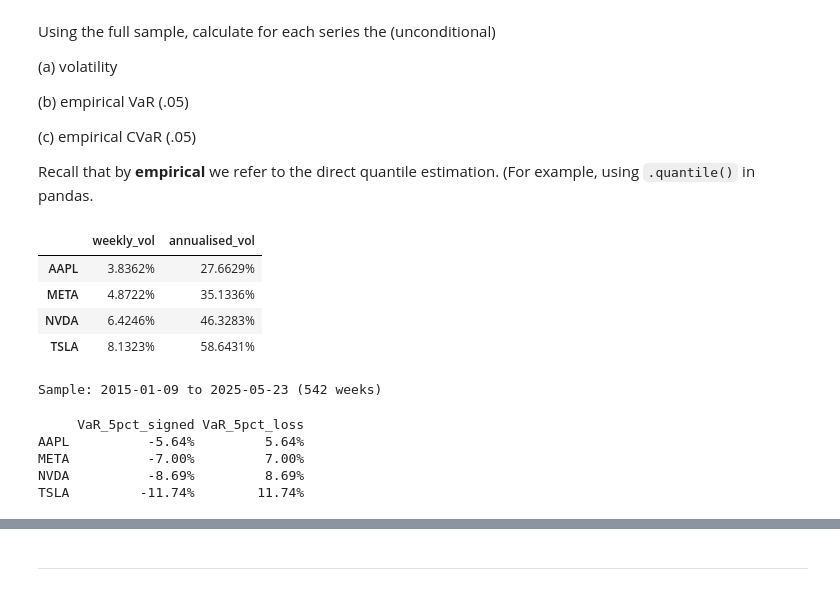
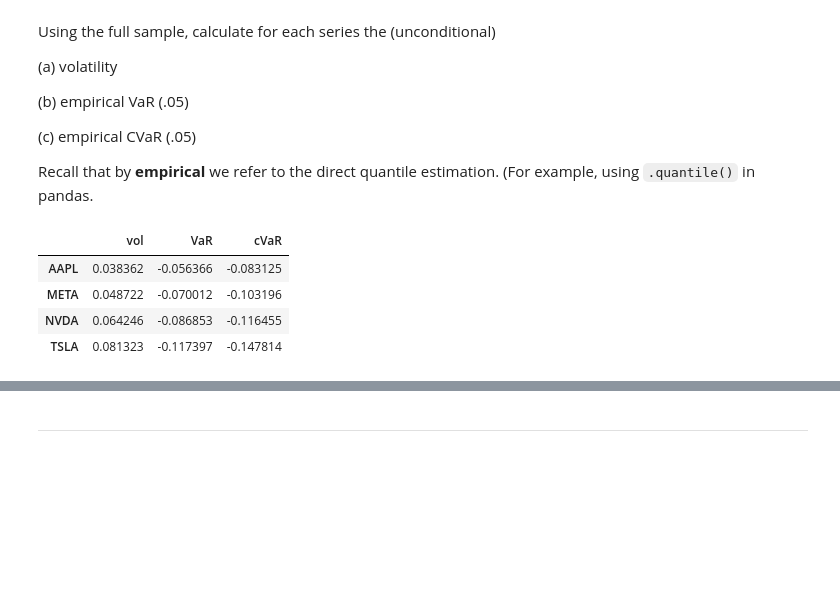
Before and after one commit to t-flora/portfolio-risk-mgmt, a Jupyter notebook: hw3/VaR-of-Equity-Portfolio.ipynb, the cells around one changed output, grey strips where cells are left out. Drawn from its saved outputs; the diff is of its cells as text; code cells hidden in the pictures; blank space fills up the shorter version.

```diff
--- a/hw3/VaR-of-Equity-Portfolio.ipynb
+++ b/hw3/VaR-of-Equity-Portfolio.ipynb
@@ -27,70 +27,34 @@ Using the full sample, calculate for each series the (unconditional)
 
 Recall that by **empirical** we refer to the direct quantile estimation. (For example, using `.quantile()` in pandas.
 # %%
-# Question 1.1 Part (a) Code Here
+# Question 1.1 Code Here
 
 import pandas as pd
 import numpy as np
 
 # Load Data
-df = pd.read_excel("../data/spx_returns_weekly.xlsx", sheet_name="s&p500 rets")
+df = pd.read_excel("../data/spx_returns_weekly.xlsx", sheet_name="s&p500 rets", index_col="date")
 
-# Datetime index
-df["date"] = pd.to_datetime(df["date"])
-df = df.set_index("date").sort_index()
+#1.1
+#Freq = 52 # No need to annualized?
+Ticker = ["AAPL","META", "NVDA","TSLA"]
+data = df[Ticker].copy()
 
-# Tickers
-tickers = ["AAPL", "META", "NVDA", "TSLA"]
+vol = data.std()
+VaR = data.quantile(0.05)
+cVaR_dic = {}
+for tick in Ticker:
+    sub_df = data[tick].copy()
+    var = sub_df.quantile(0.05)
+    cVaR_dic[tick] = sub_df[sub_df.le(var)].mean()
 
-# Drop NaNs with robust sub-setting and dtype cleanup
-cols = [c for c in tickers if c in df.columns]
-rets = df[cols].dropna(how="all").apply(pd.to_numeric, errors="coerce")
+cVaR = pd.Series(cVaR_dic)
 
-# Warn if any chosen tickers are missing
-missing = sorted(set(tickers) - set(cols))
-if missing:
-    print("Warning: missing columns =>", missing)
-
-# Unconditional volatility
-weekly_vol = rets.std(ddof=1)
-annual_vol = weekly_vol * np.sqrt(52)
-
-vol_table = pd.DataFrame({"weekly_vol": weekly_vol, "annualised_vol": annual_vol})
-
-display(vol_table.style.format("{:.4%}"))
-
-print(
-    f"Sample: {rets.index.min().date()} to {rets.index.max().date()} "
-    f"({rets.shape[0]} weeks)"
-)
+Risk_Table = pd.concat([vol, VaR, cVaR], axis= 1, keys=['vol', 'VaR', 'cVaR'])
+Risk_Table
 # %% [output]
-|  | weekly_vol | annualised_vol |
-| AAPL | 3.8362% | 27.6629% |
-| META | 4.8722% | 35.1336% |
-| NVDA | 6.4246% | 46.3283% |
-| TSLA | 8.1323% | 58.6431% |
+|  | vol | VaR | cVaR |
+| AAPL | 0.038362 | -0.056366 | -0.083125 |
+| META | 0.048722 | -0.070012 | -0.103196 |
+| NVDA | 0.064246 | -0.086853 | -0.116455 |
+| TSLA | 0.081323 | -0.117397 | -0.147814 |
-Sample: 2015-01-09 to 2025-05-23 (542 weeks)
-# %%
-# Question 1.1 Part (b) Code Here
-
-alpha = 0.05
-
-# Empirical VaR at 5 percent (historical quantile)
-var_signed = rets.quantile(alpha)
-var_loss = (-var_signed).clip(lower=0)
-
-var_table = pd.DataFrame(
-    {
-        "VaR_5pct_signed": var_signed,
-        "VaR_5pct_loss": var_loss,
-    }
-)
-
-# As percentages
-print(var_table.applymap(lambda x: f"{x:.2%}"))
-# %% [output]
-     VaR_5pct_signed VaR_5pct_loss
-AAPL          -5.64%         5.64%
-META          -7.00%         7.00%
-NVDA          -8.69%         8.69%
-TSLA         -11.74%        11.74%
```
Also changed, not shown: parts of 19 cells of this notebook, 1 other file.
